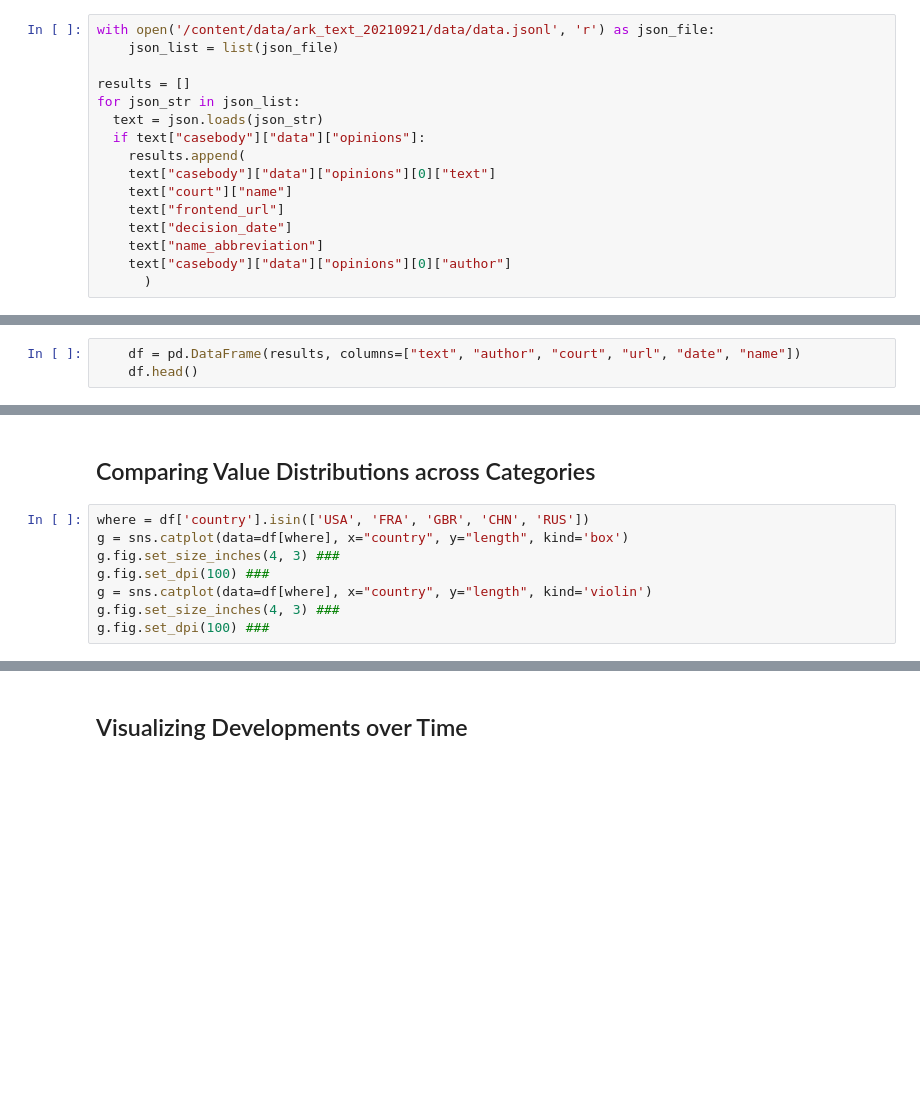
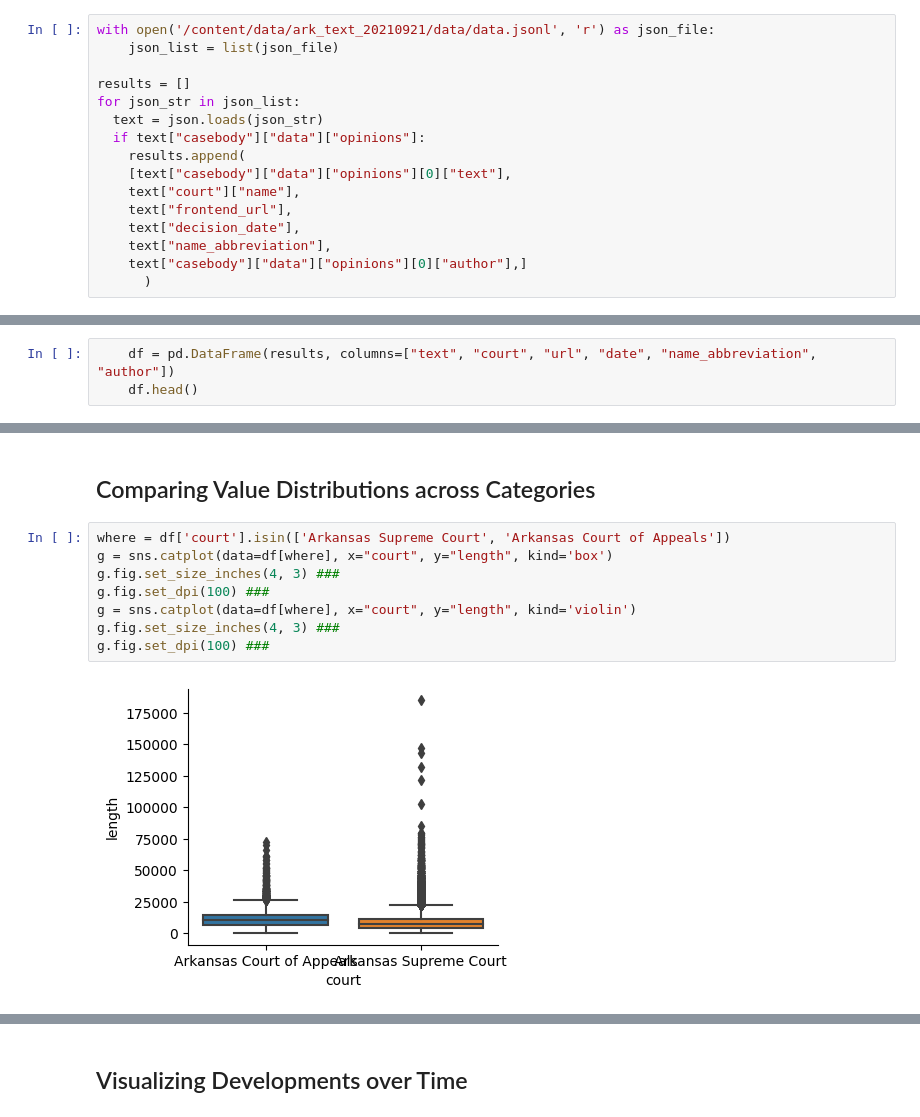
Before and after one commit to Hotsnown/seminaire-bordeaux-2022, a Jupyter notebook: exercices/jour3/3.1 what is nlp/3.1.3 mini-project.ipynb, the cells around one changed output, grey strips where cells are left out. Cells and saved outputs as stored; diff of their text form; blank space fills up the shorter version.

```diff
--- a/exercices/jour3/3.1 what is nlp/3.1.3 mini-project.ipynb
+++ b/exercices/jour3/3.1 what is nlp/3.1.3 mini-project.ipynb
@@ -36,15 +29,15 @@ for json_str in json_list:
   text = json.loads(json_str)
   if text["casebody"]["data"]["opinions"]:
     results.append(
-    text["casebody"]["data"]["opinions"][0]["text"]
-    text["court"]["name"]
-    text["frontend_url"]
-    text["decision_date"]
-    text["name_abbreviation"]
-    text["casebody"]["data"]["opinions"][0]["author"]
+    [text["casebody"]["data"]["opinions"][0]["text"],
+    text["court"]["name"],
+    text["frontend_url"],
+    text["decision_date"],
+    text["name_abbreviation"],
+    text["casebody"]["data"]["opinions"][0]["author"],]
       )
 # %% [markdown]
 ### Pandas
 # %%
-    df = pd.DataFrame(results, columns=["text", "author", "court", "url", "date", "name"])
+    df = pd.DataFrame(results, columns=["text", "court", "url", "date", "name_abbreviation", "author"])
     df.head()
@@ -98,10 +162,12 @@ sns.distplot(df['length'], bins=30, kde=True);
 # %% [markdown]
 ## Comparing Value Distributions across Categories
 # %%
-where = df['country'].isin(['USA', 'FRA', 'GBR', 'CHN', 'RUS'])
-g = sns.catplot(data=df[where], x="country", y="length", kind='box')
+where = df['court'].isin(['Arkansas Supreme Court', 'Arkansas Court of Appeals'])
+g = sns.catplot(data=df[where], x="court", y="length", kind='box')
 g.fig.set_size_inches(4, 3) ###
 g.fig.set_dpi(100) ###
-g = sns.catplot(data=df[where], x="country", y="length", kind='violin')
+g = sns.catplot(data=df[where], x="court", y="length", kind='violin')
 g.fig.set_size_inches(4, 3) ###
 g.fig.set_dpi(100) ###
+# %% [output]
+[figure, added]
```
Also changed, not shown: parts of 16 cells of this notebook, 3 other files.
